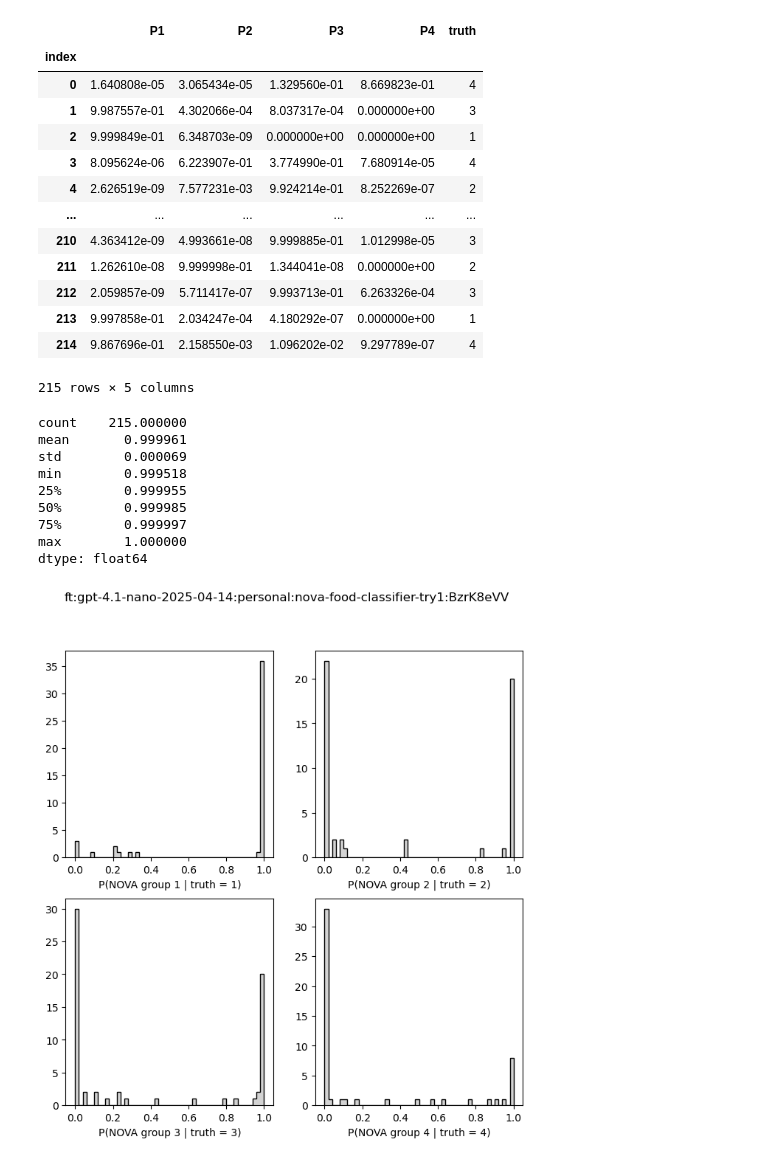
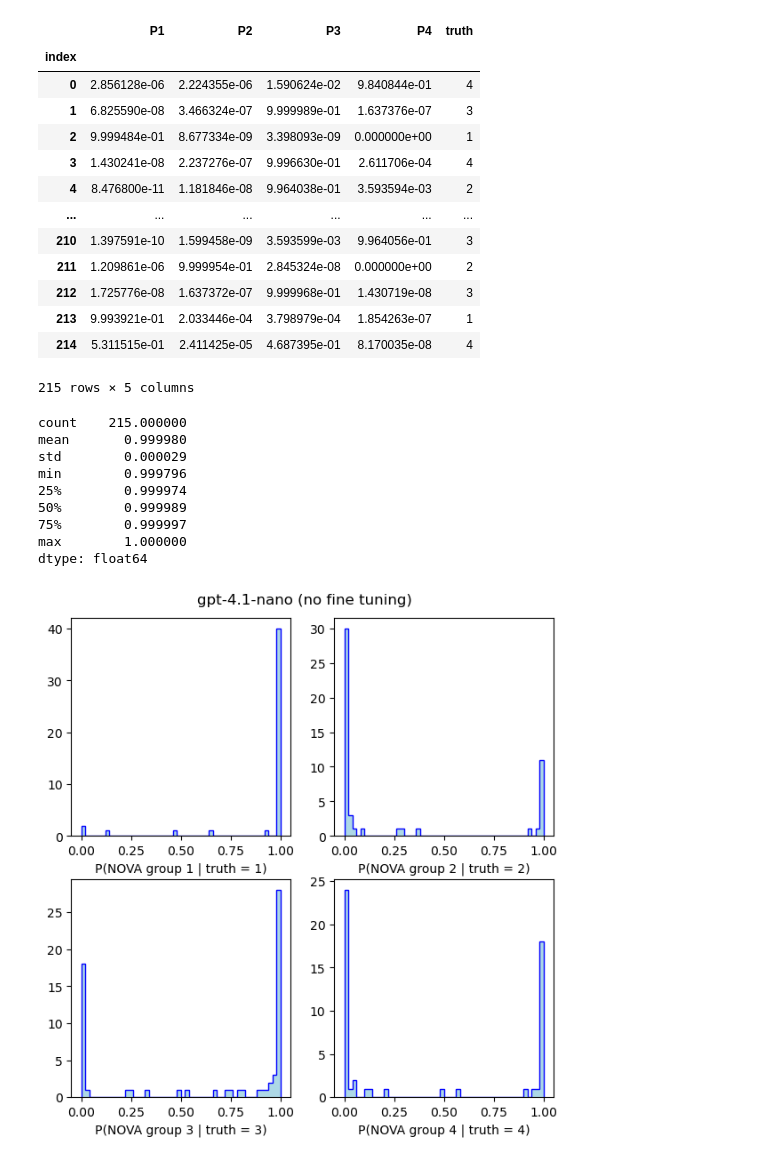
Before and after one commit to uchicago-dsi/good-food-purchasing-nova-classification, a Jupyter notebook: notebooks/openai-fine-tuning-plots.ipynb, the cells around one changed output. Cells and saved outputs as stored; diff of their text form; code cells hidden in the pictures.

```diff
--- a/notebooks/openai-fine-tuning-plots.ipynb
+++ b/notebooks/openai-fine-tuning-plots.ipynb
@@ -7,7 +7,7 @@ import pandas as pd
 import matplotlib.pyplot as plt
 # %%
 results = []
-for filename in glob.glob(os.path.expanduser("~/dsi/good-food-purchasing-nova-classification/test-results/try3/gpt-4.1-nano/*.csv")):
+for filename in glob.glob(os.path.expanduser("~/dsi/good-food-purchasing-nova-classification/test-results/try4/gpt-4.1-nano/*.csv")):
     results.append(pd.read_csv(filename, header=None, names=["index", "P1", "P2", "P3", "P4", "truth"]))
 
 results = pd.concat(results).set_index("index").sort_index()
@@ -15,47 +15,47 @@ results
 # %% [output]
 |  | P1 | P2 | P3 | P4 | truth |
 | index |  |  |  |  |  |
-| 0 | 1.640808e-05 | 3.065434e-05 | 1.329560e-01 | 8.669823e-01 | 4 |
-| 1 | 9.987557e-01 | 4.302066e-04 | 8.037317e-04 | 0.000000e+00 | 3 |
-| 2 | 9.999849e-01 | 6.348703e-09 | 0.000000e+00 | 0.000000e+00 | 1 |
-| 3 | 8.095624e-06 | 6.223907e-01 | 3.774990e-01 | 7.680914e-05 | 4 |
-| 4 | 2.626519e-09 | 7.577231e-03 | 9.924214e-01 | 8.252269e-07 | 2 |
+| 0 | 2.856128e-06 | 2.224355e-06 | 1.590624e-02 | 9.840844e-01 | 4 |
+| 1 | 6.825590e-08 | 3.466324e-07 | 9.999989e-01 | 1.637376e-07 | 3 |
+| 2 | 9.999484e-01 | 8.677334e-09 | 3.398093e-09 | 0.000000e+00 | 1 |
+| 3 | 1.430241e-08 | 2.237276e-07 | 9.996630e-01 | 2.611706e-04 | 4 |
+| 4 | 8.476800e-11 | 1.181846e-08 | 9.964038e-01 | 3.593594e-03 | 2 |
 | ... | ... | ... | ... | ... | ... |
-| 210 | 4.363412e-09 | 4.993661e-08 | 9.999885e-01 | 1.012998e-05 | 3 |
-| 211 | 1.262610e-08 | 9.999998e-01 | 1.344041e-08 | 0.000000e+00 | 2 |
-| 212 | 2.059857e-09 | 5.711417e-07 | 9.993713e-01 | 6.263326e-04 | 3 |
-| 213 | 9.997858e-01 | 2.034247e-04 | 4.180292e-07 | 0.000000e+00 | 1 |
-| 214 | 9.867696e-01 | 2.158550e-03 | 1.096202e-02 | 9.297789e-07 | 4 |
+| 210 | 1.397591e-10 | 1.599458e-09 | 3.593599e-03 | 9.964056e-01 | 3 |
+| 211 | 1.209861e-06 | 9.999954e-01 | 2.845324e-08 | 0.000000e+00 | 2 |
+| 212 | 1.725776e-08 | 1.637372e-07 | 9.999968e-01 | 1.430719e-08 | 3 |
+| 213 | 9.993921e-01 | 2.033446e-04 | 3.798979e-04 | 1.854263e-07 | 1 |
+| 214 | 5.311515e-01 | 2.411425e-05 | 4.687395e-01 | 8.170035e-08 | 4 |
 215 rows × 5 columns
 # %%
 results[["P1", "P2", "P3", "P4"]].sum(axis=1).describe()
 # %% [output]
 count    215.000000
-mean       0.999961
-std        0.000069
-min        0.999518
-25%        0.999955
-50%        0.999985
+mean       0.999980
+std        0.000029
+min        0.999796
+25%        0.999974
+50%        0.999989
 75%        0.999997
 max        1.000000
 dtype: float64
 # %%
-fig, ((ax1, ax2), (ax3, ax4)) = plt.subplots(2, 2, figsize=(8, 8))
+fig, ((ax1, ax2), (ax3, ax4)) = plt.subplots(2, 2, figsize=(7, 7))
 
-ax1.hist(results.query("truth == 1")["P1"], bins=50, range=(0, 1), histtype="step", fill=True, color="lightgrey", edgecolor="black")
+ax1.hist(results.query("truth == 1")["P1"], bins=50, range=(0, 1), histtype="step", fill=True, color="lightblue", edgecolor="blue")
 ax1.set_xlabel("P(NOVA group 1 | truth = 1)")
 
-ax2.hist(results.query("truth == 2")["P2"], bins=50, range=(0, 1), histtype="step", fill=True, color="lightgrey", edgecolor="black")
+ax2.hist(results.query("truth == 2")["P2"], bins=50, range=(0, 1), histtype="step", fill=True, color="lightblue", edgecolor="blue")
 ax2.set_xlabel("P(NOVA group 2 | truth = 2)")
 
-ax3.hist(results.query("truth == 3")["P3"], bins=50, range=(0, 1), histtype="step", fill=True, color="lightgrey", edgecolor="black")
+ax3.hist(results.query("truth == 3")["P3"], bins=50, range=(0, 1), histtype="step", fill=True, color="lightblue", edgecolor="blue")
 ax3.set_xlabel("P(NOVA group 3 | truth = 3)")
 
-ax4.hist(results.query("truth == 4")["P4"], bins=50, range=(0, 1), histtype="step", fill=True, color="lightgrey", edgecolor="black")
+ax4.hist(results.query("truth == 4")["P4"], bins=50, range=(0, 1), histtype="step", fill=True, color="lightblue", edgecolor="blue")
 ax4.set_xlabel("P(NOVA group 4 | truth = 4)")
 
-fig.suptitle("ft:gpt-4.1-nano-2025-04-14:personal:nova-food-classifier-try1:BzrK8eVV")
+fig.suptitle("gpt-4.1-nano (no fine tuning)", y=0.92)
 
 None
 # %% [output]
-[figure, old version]
+[figure, new version]
```
Also changed, not shown: 2 other files.
